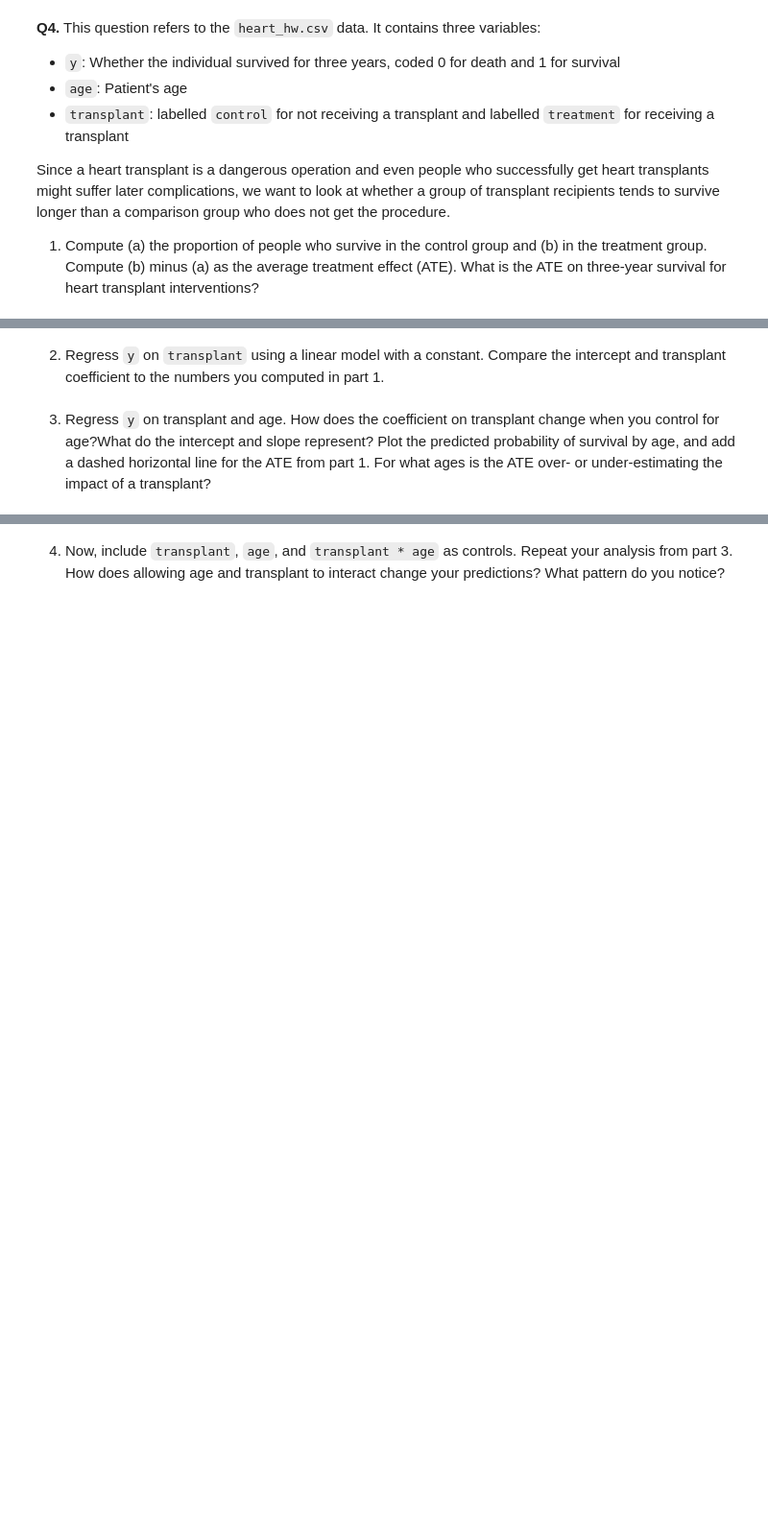
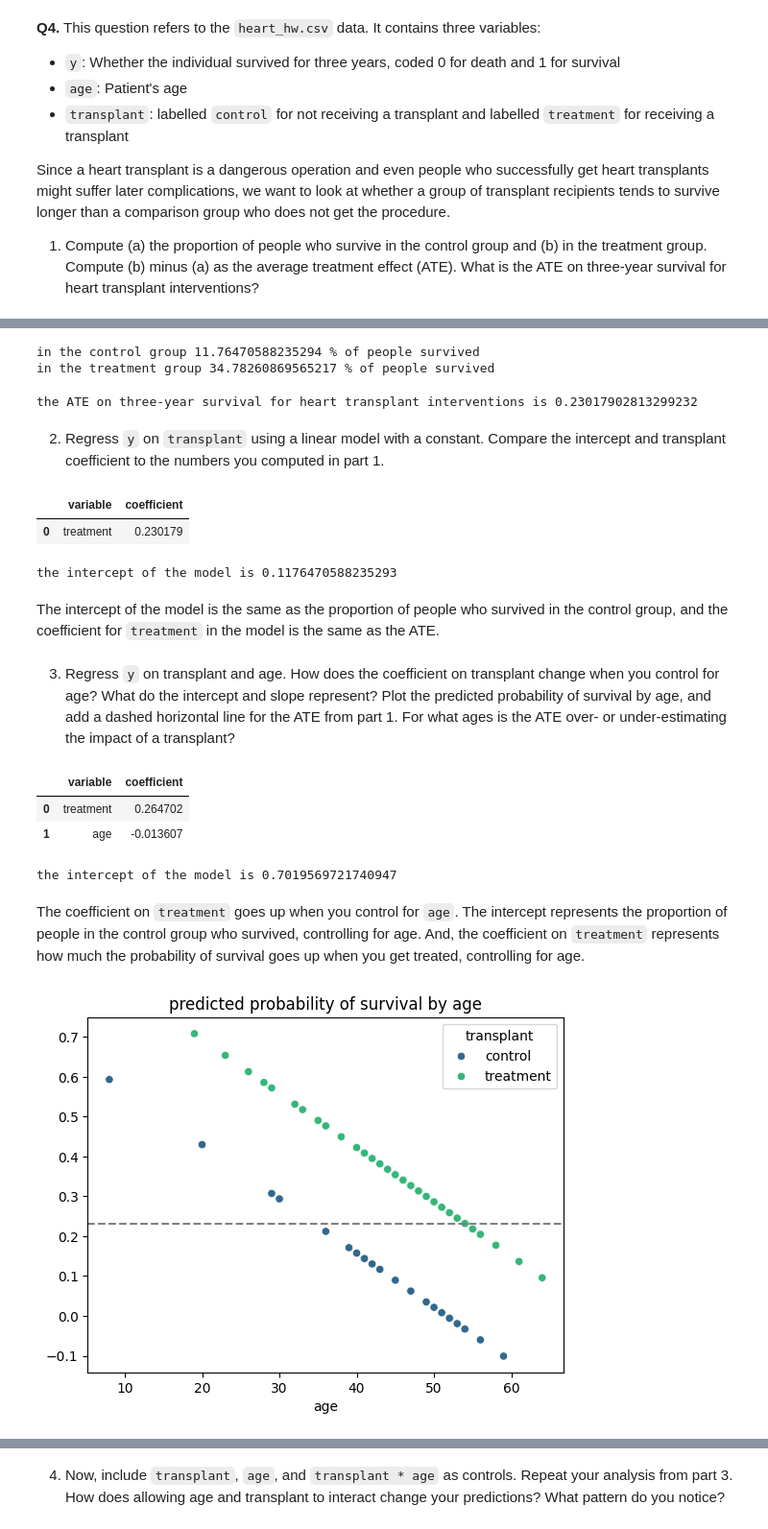
Before and after one commit to syd-nguyen/ds3021-assignments, a Jupyter notebook: assignments/03_assignment_linear_models.ipynb, the cells around one changed output, grey strips where cells are left out. Shown at 96% size. Drawn from its saved outputs; the diff is of its cells as text; code cells hidden in the pictures; blank space fills up the shorter version.

```diff
--- a/assignments/03_assignment_linear_models.ipynb
+++ b/assignments/03_assignment_linear_models.ipynb
@@ -423,4 +433,65 @@ Since a heart transplant is a dangerous operation and even people who successful
+# %%
+control_prop = heart[heart['transplant'] == 'control']['y'].mean()
+treatment_prop = heart[heart['transplant'] == 'treatment']['y'].mean()
+
+print('in the control group', control_prop * 100, '% of people survived')
+print('in the treatment group', treatment_prop * 100, '% of people survived')
+# %% [output]
+in the control group 11.76470588235294 % of people survived
+in the treatment group 34.78260869565217 % of people survived
+# %%
+ATE = treatment_prop - control_prop
+
+print('the ATE on three-year survival for heart transplant interventions is', ATE)
+# %% [output]
+the ATE on three-year survival for heart transplant interventions is 0.23017902813299232
 # %% [markdown]
 2. Regress `y` on `transplant` using a linear model with a constant. Compare the intercept and transplant coefficient to the numbers you computed in part 1.
+# %%
+x_transplant = pd.get_dummies(heart['transplant'], dtype=int, drop_first=True)
+y = heart['y']
+
+model_transplant = LinearRegression()
+model_transplant.fit(x_transplant, y)
+
+coefs_transplant = pd.DataFrame({'variable': model_transplant.feature_names_in_, 'coefficient': model_transplant.coef_})
+coefs_transplant
+# %% [output]
+|  | variable | coefficient |
+| 0 | treatment | 0.230179 |
+# %%
+print('the intercept of the model is', model_transplant.intercept_)
+# %% [output]
+the intercept of the model is 0.1176470588235293
+# %% [markdown]
+The intercept of the model is the same as the proportion of people who survived in the control group, and the coefficient for `treatment` in the model is the same as the ATE.
 # %% [markdown]
-3. Regress `y` on transplant and age. How does the coefficient on transplant change when you control for age?What do the intercept and slope represent? Plot the predicted probability of survival by age, and add a dashed horizontal line for the ATE from part 1. For what ages is the ATE over- or under-estimating the impact of a transplant?
+3. Regress `y` on transplant and age. How does the coefficient on transplant change when you control for age? What do the intercept and slope represent? Plot the predicted probability of survival by age, and add a dashed horizontal line for the ATE from part 1. For what ages is the ATE over- or under-estimating the impact of a transplant?
+# %%
+x_age = heart['age']
+x_transplant_age = pd.concat([x_transplant, x_age], axis=1)
+
+model_transplant_age = LinearRegression()
+model_transplant_age.fit(x_transplant_age, y)
+
+coefs_transplant_age = pd.DataFrame({'variable': model_transplant_age.feature_names_in_, 'coefficient': model_transplant_age.coef_})
+coefs_transplant_age
+# %% [output]
+|  | variable | coefficient |
+| 0 | treatment | 0.264702 |
+| 1 | age | -0.013607 |
+# %%
+print('the intercept of the model is', model_transplant_age.intercept_)
+# %% [output]
+the intercept of the model is 0.7019569721740947
+# %% [markdown]
+The coefficient on `treatment` goes up when you control for `age`. The intercept represents the proportion of people in the control group who survived, controlling for age. And, the coefficient on  `treatment` represents how much the probability of survival goes up when you get treated, controlling for age.
+# %%
+predicted_survival = model_transplant_age.predict(x_transplant_age)
+# %%
+sns.scatterplot(x=heart['age'], y=predicted_survival, hue=heart['transplant'], palette='viridis')
+plt.axhline(ATE, ls='--', color='gray')
+plt.title('predicted probability of survival by age')
+plt.show()
+# %% [output]
+[figure, added]
```
Also changed, not shown: parts of 11 cells of this notebook.
